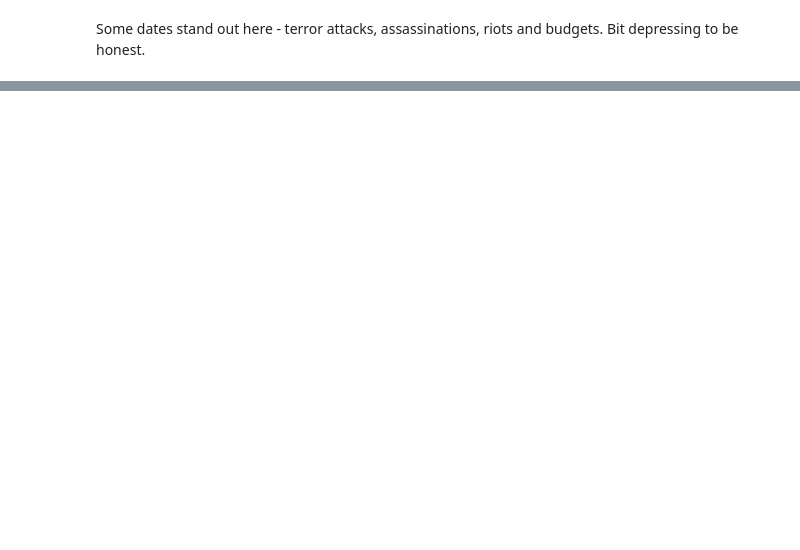
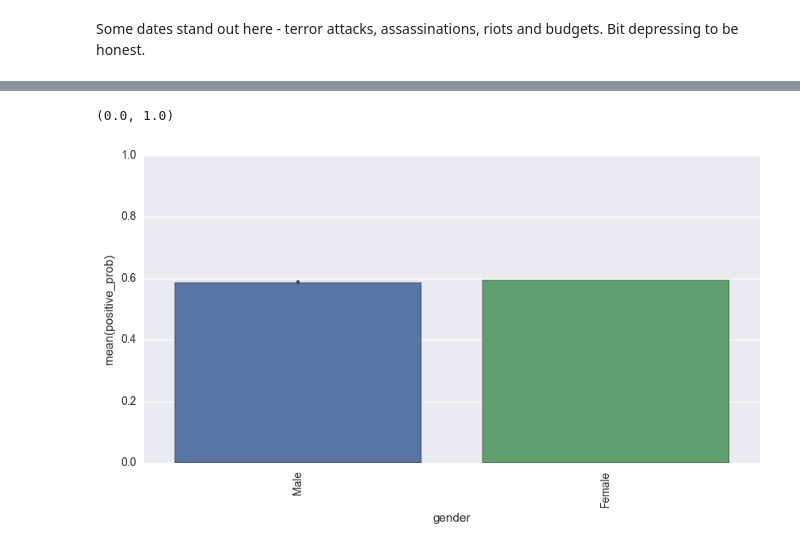
Before and after one commit to josephhalstead/Westminster-Tweet-Analysis, a Jupyter notebook: NLP/sentiment_analysis.ipynb, the cells around one changed output, grey strips where cells are left out. Saved outputs shown, nothing was run; the diff lists cells and outputs as text; code cells hidden in the pictures; blank space fills up the shorter version.

```diff
--- a/NLP/sentiment_analysis.ipynb
+++ b/NLP/sentiment_analysis.ipynb
@@ -436,0 +630,8 @@ grouped.sort_values('positive_prob', ascending=False).head(10)
+# %%
+fix, ax = plt.subplots(figsize=(10,5))
+sns.barplot(x='gender', y='positive_prob', data=mp_tweets)
+plt.xticks(rotation='vertical')
+plt.ylim(0.0, 1.0)
+# %% [output]
+(0.0, 1.0)
+[figure, added]
```
Also changed, not shown: parts of 38 cells of this notebook, 1 other file.
